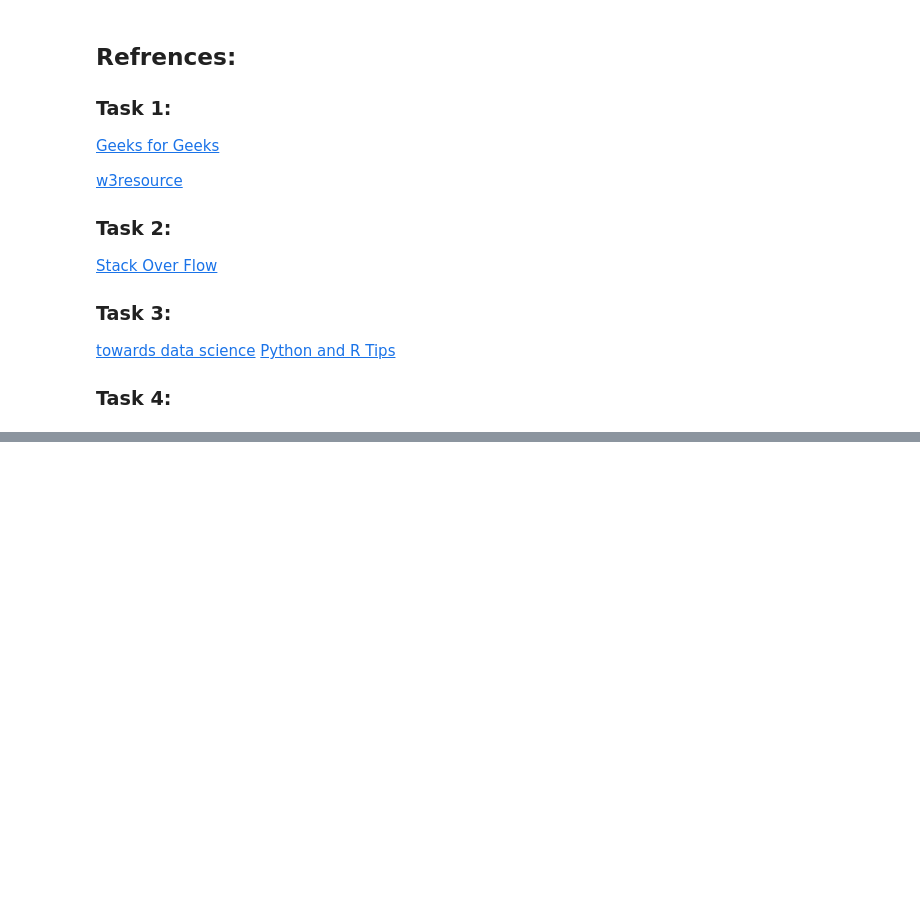
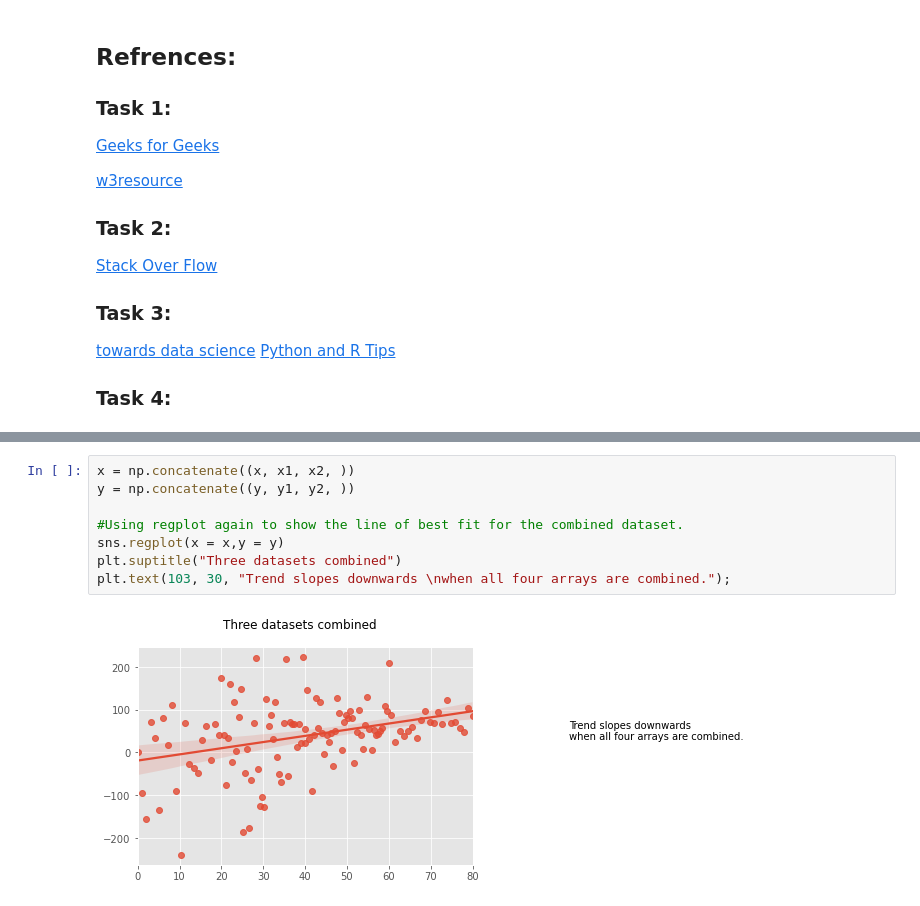
Before and after one commit to LauraBrogan/Fundamentals-of-Data-Analysis-Tasks-2020, a Jupyter notebook: Fundamentals of Data Analysis Tasks .ipynb, the cells around one changed output, grey strips where cells are left out. Cells and saved outputs as stored; diff of their text form; blank space fills up the shorter version.

```diff
--- a/Fundamentals of Data Analysis Tasks .ipynb
+++ b/Fundamentals of Data Analysis Tasks .ipynb
@@ -456,0 +441,10 @@ df.head(5)
+# %%
+x = np.concatenate((x, x1, x2, ))
+y = np.concatenate((y, y1, y2, ))
+
+#Using regplot again to show the line of best fit for the combined dataset.
+sns.regplot(x = x,y = y)
+plt.suptitle("Three datasets combined")
+plt.text(103, 30, "Trend slopes downwards \nwhen all four arrays are combined.");
+# %% [output]
+[figure, added]
```
Also changed, not shown: parts of 8 cells of this notebook.
